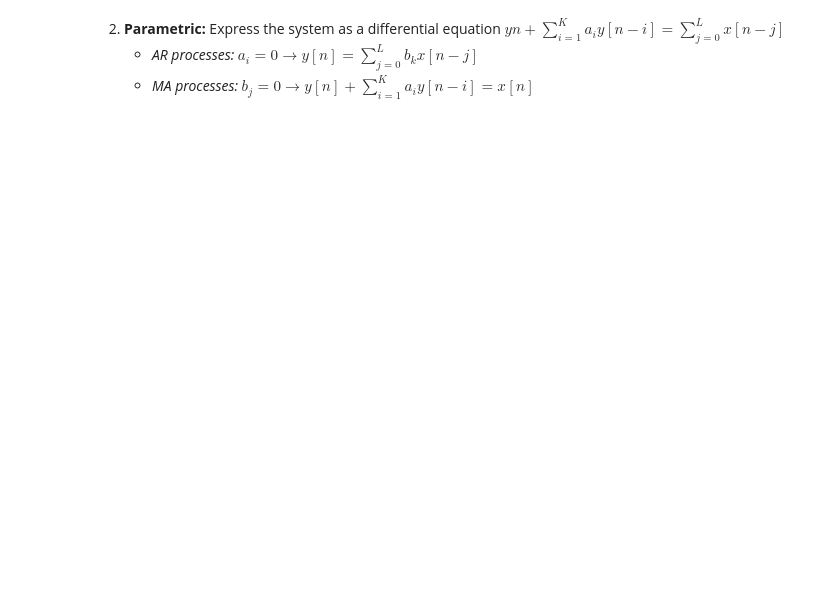
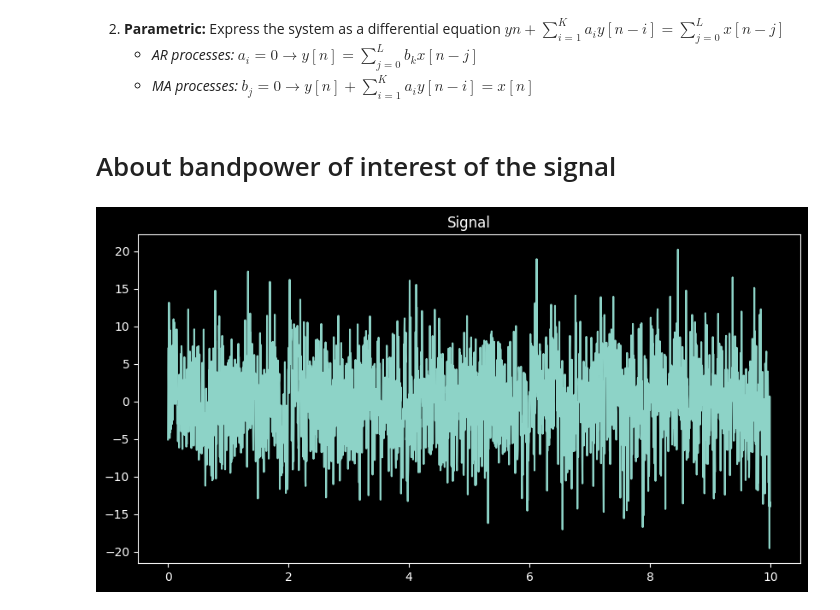
Before and after one commit to aylinavch/Notes, a Jupyter notebook: PSDs.ipynb, the cells around one changed output. Cells and saved outputs as stored; diff of their text form; code cells hidden in the pictures; blank space fills up the shorter version.

```diff
--- a/PSDs.ipynb
+++ b/PSDs.ipynb
@@ -177,3 +187,5 @@ plt.show()
 2. **Parametric:** Express the system as a differential equation $y{n} + \sum_{i=1}^{K} a_i y[n-i] = \sum_{j=0}^{L} x[n-j]$
     * *AR processes:* $a_i = 0 \rightarrow y[n] = \sum_{j=0}^{L} b_k x[n-j]$
     * *MA processes:* $b_j = 0 \rightarrow y[n] + \sum_{i=1}^{K} a_i y[n-i] = x[n]$
+# %% [markdown]
+# About bandpower of interest of the signal
@@ -179,0 +195,13 @@ plt.show()
+# %%
+fs = 250
+L = 30*fs
+t = np.linspace(0,L,fs*L)
+# delta and
+sig = 5*np.random.normal(0,1,fs*L) + np.sin(2*np.pi*t) + np.sin(2.5*2*np.pi*t) + np.sin(3*2*np.pi*t) + np.sin(9*2*np.pi*t) + np.sin(9.5*2*np.pi*t) + np.sin(10*2*np.pi*t) + np.sin(10.5*2*np.pi*t) + np.sin(11*2*np.pi*t) + np.sin(12*2*np.pi*t)
+
+plt.figure(figsize=(10,5))
+plt.title('Signal')
+plt.plot(t[:10*fs],sig[:10*fs])
+plt.show()
+# %% [output]
+[figure, added]
```
Also changed, not shown: parts of 19 cells of this notebook, 2 other files.
